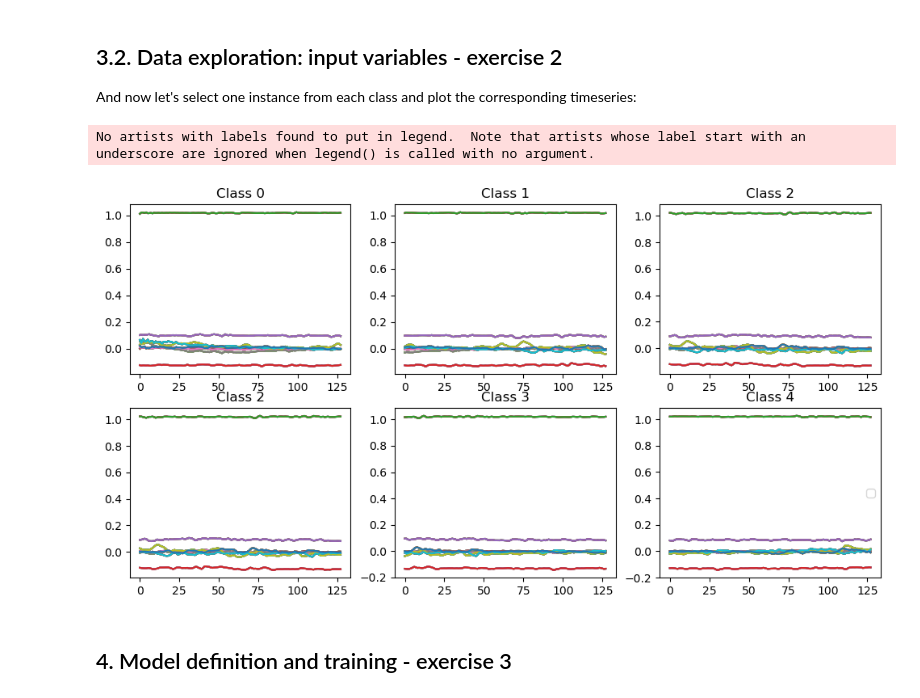
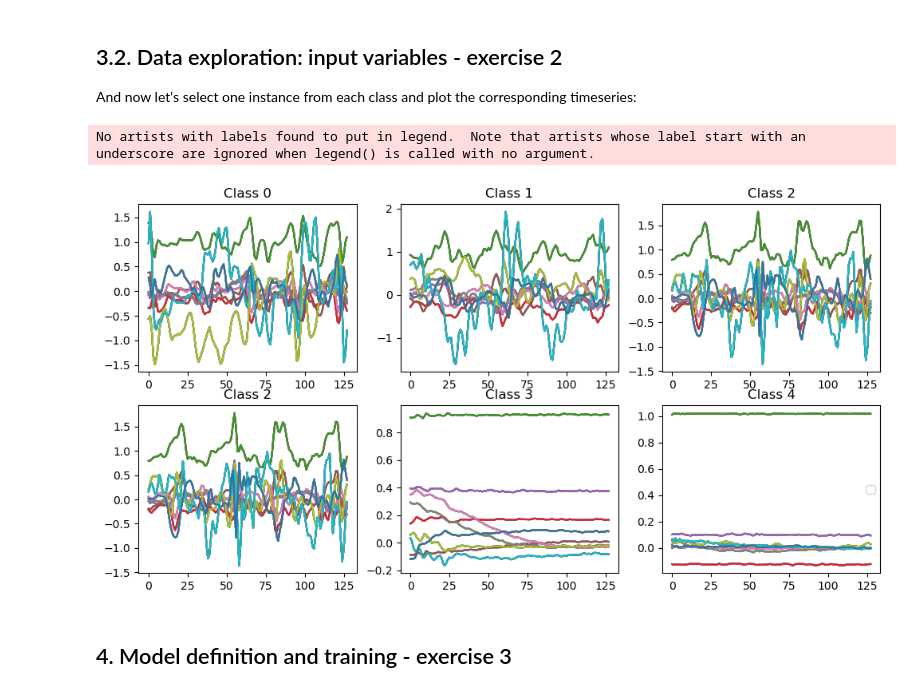
Before and after one commit to lehoangchibach/DeepLearning-Human-Activity-Recognition, a Jupyter notebook: 08_1D_CNN_activity_recognition_assessment.ipynb, the cells around one changed output. Drawn from its saved outputs; the diff is of its cells as text; code cells hidden in the pictures.

Commit message:
feat: Update graphing different classes

```diff
--- a/08_1D_CNN_activity_recognition_assessment.ipynb
+++ b/08_1D_CNN_activity_recognition_assessment.ipynb
@@ -144,17 +151,22 @@ And now let's select one instance from each class and plot the corresponding tim
 # %%
 fig, axs = plt.subplots(nrows=2, ncols=3, figsize=(12, 6))
 
 for i in range(2):  # row
     for k in range(3):  # column
         for l in range(X_train.shape[2]):  # dimensons to be displayed
             class_no = i * 2 + k
-            axs[i, k].plot(X_train[class_no])
+
+            for idx in range(len(Y_train)):
+                if np.argmax(Y_train[idx]) == class_no:
+                    break
+
+            axs[i, k].plot(X_train[idx])
             axs[i, k].title.set_text("Class " + str(class_no))
 plt.legend()
 plt.show()
 # %% [output]
 No artists with labels found to put in legend.  Note that artists whose label start with an underscore are ignored when legend() is called with no argument.
-[figure, old version]
+[figure, new version]
 # %% [markdown]
 ## 4. Model definition and training - exercise 3
 # %% [markdown]
```
Also changed, not shown: parts of 10 cells of this notebook.
